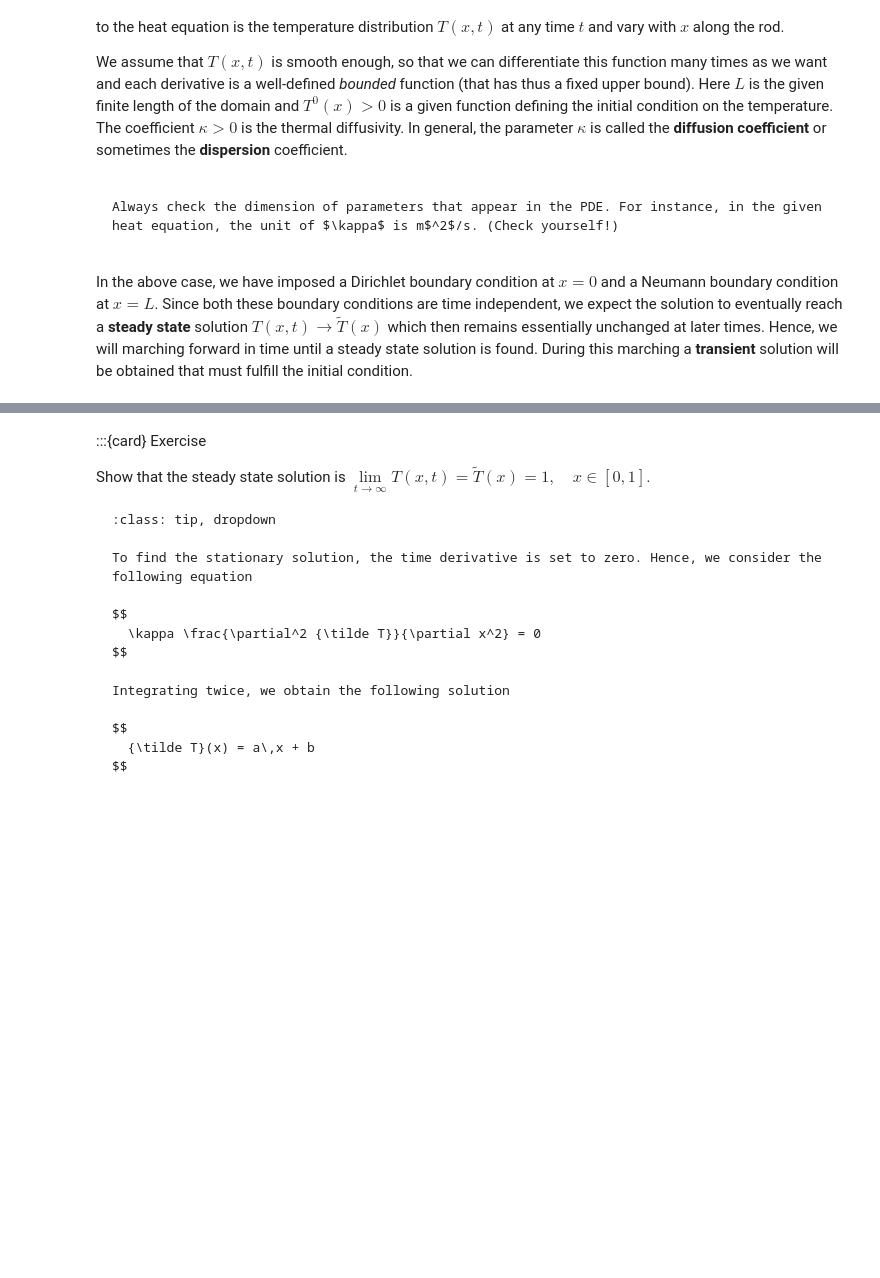
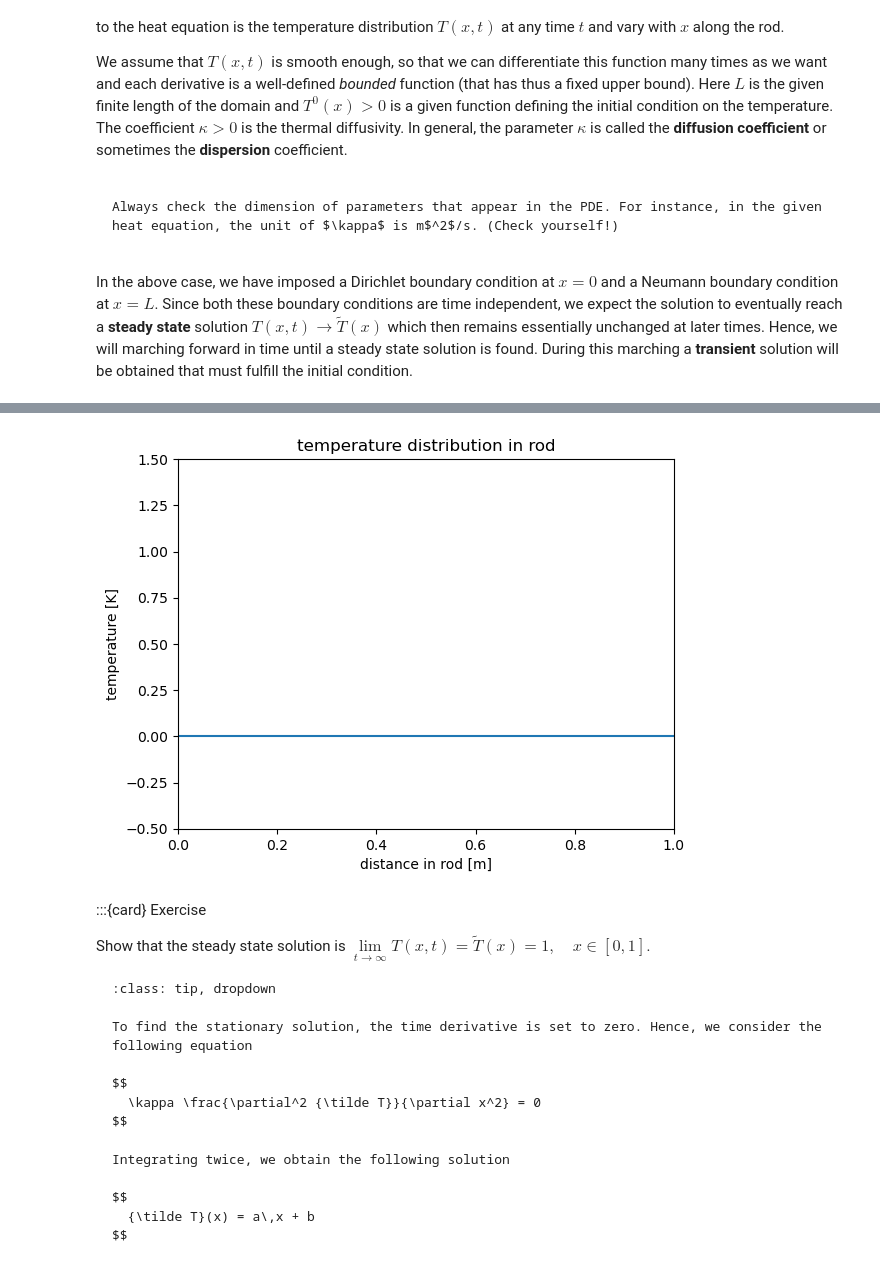
Before and after one commit to TUDelft-MUDE/book, a Jupyter notebook: book/numerical_methods_for_PDEs/diffusion_equation.ipynb, the cells around one changed output, grey strips where cells are left out. Cells and saved outputs as stored; diff of their text form; code cells hidden in the pictures; blank space fills up the shorter version.

Commit message:
update diffusion_equation.ipynb
change code and show plot command

```diff
--- a/book/numerical_methods_for_PDEs/diffusion_equation.ipynb
+++ b/book/numerical_methods_for_PDEs/diffusion_equation.ipynb
@@ -57,8 +57,8 @@ import numpy as np
 import matplotlib.pyplot as plt
 from ipywidgets import interact, fixed, widgets
 
-# define function to carry out the FTCS scheme
-def ftcs():
+# define function to generate solution to heat equation
+def generate_solution():
 
     # spatial discretization
     dx = 0.1
@@ -96,11 +96,3 @@ def plot_solution(x, T, step=0):
     plt.ylabel('temperature [K]')
     plt.title("temperature distribution in rod")
     plt.show()
-
-x, T = ftcs()
-
-play = widgets.Play(min=0, max=400, step=1, value=0, interval=100, disabled=False)
-slider = widgets.IntSlider(min=0, max=400, step=1, value=0)
-widgets.jslink((play, 'value'), (slider, 'value'))
-interact(plot_solution, x=fixed(x), T=fixed(T), step=play)
-widgets.HBox([slider])
@@ -110,3 +99,11 @@ interactive(children=(Play(value=0, description='step', max=400), Output()), _do
+# %%
+# call function to generate solution to the heat equation
+x, T = generate_solution()
+
+# plot solution at a time step
+plot_solution(x,T,0)
+# %% [output]
+[figure, added]
 # %% [markdown]
 :::{card} Exercise
 
```
Also changed, not shown: parts of 1 cell of this notebook.
